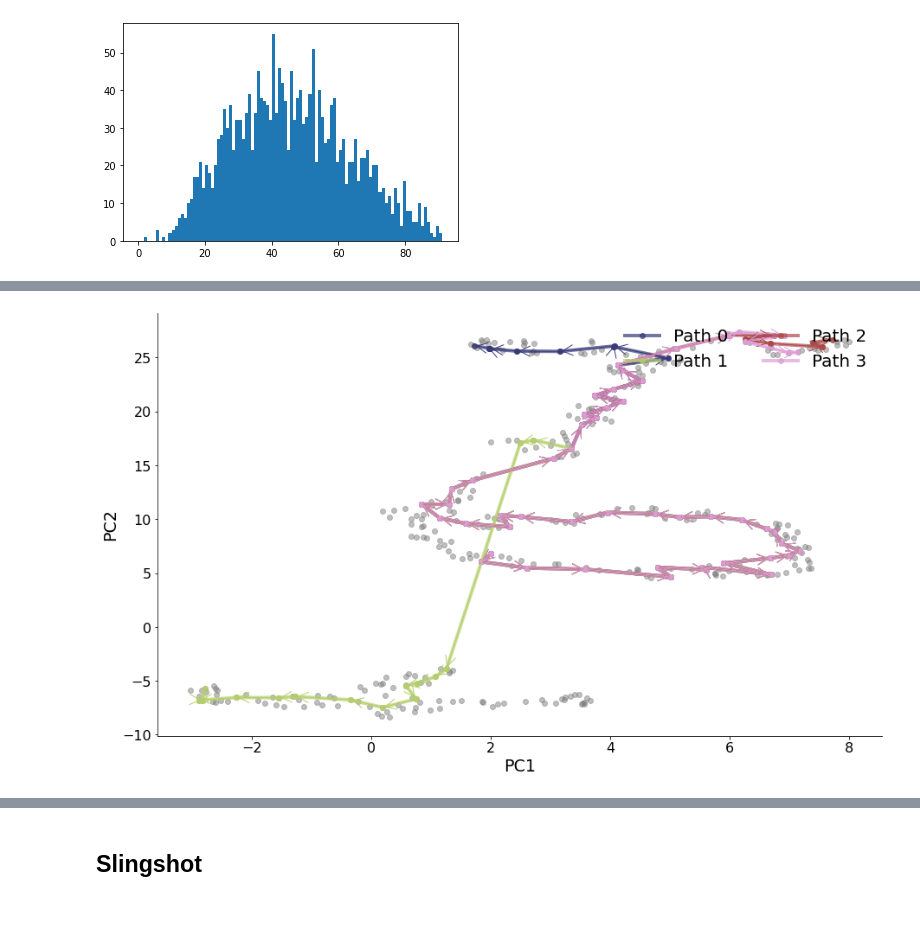
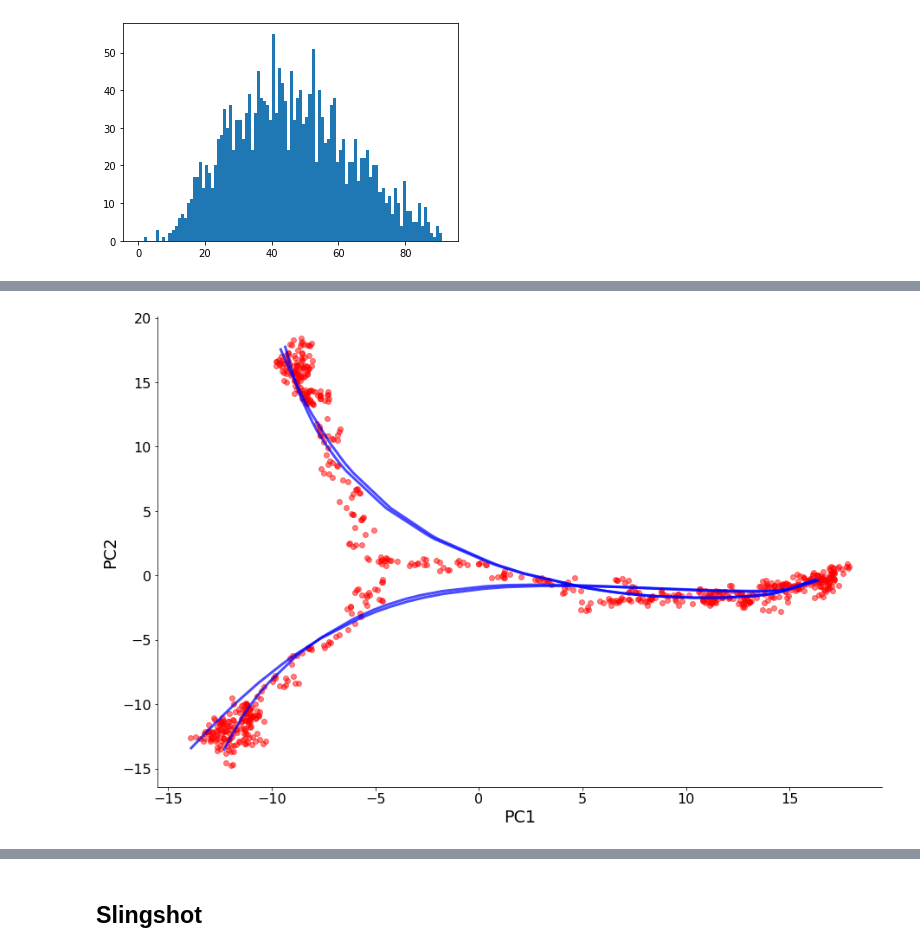
Before and after one commit to PeterZZQ/CellPath, a Jupyter notebook: CellPaths_cycle_tree.ipynb, the cells around one changed output, grey strips where cells are left out. Cells and saved outputs as stored; diff of their text form; code cells hidden in the pictures; blank space fills up the shorter version.

```diff
--- a/CellPaths_cycle_tree.ipynb
+++ b/CellPaths_cycle_tree.ipynb
@@ -72,10 +85,4 @@ trajs = 4
-# %%
-X_umap = adata.obsm['X_umap']
-X_umap_cluster = np.zeros((clusters,2))
-for c in range(clusters):
-    indices = np.where(groups == c)[0]
-    X_umap_cluster[c,:] = np.mean(X_umap[indices,:],axis=0)
-# trajs = 8
-visual.meta_traj_visual(X_umap_cluster, paths, greedy_paths, trajs = trajs, figsize = (15,9), save_as = None)#"./sim_results/Symsim/cycle_tree/rand1/clust_paths.pdf")
-# %% [output]
-[figure, removed]
+# %%
+visual.traj_visual(cellpath_obj, cmap="tab20")
+# %% [output]
+[figure, added]
```
Also changed, not shown: parts of 30 cells of this notebook, 5 other files.
